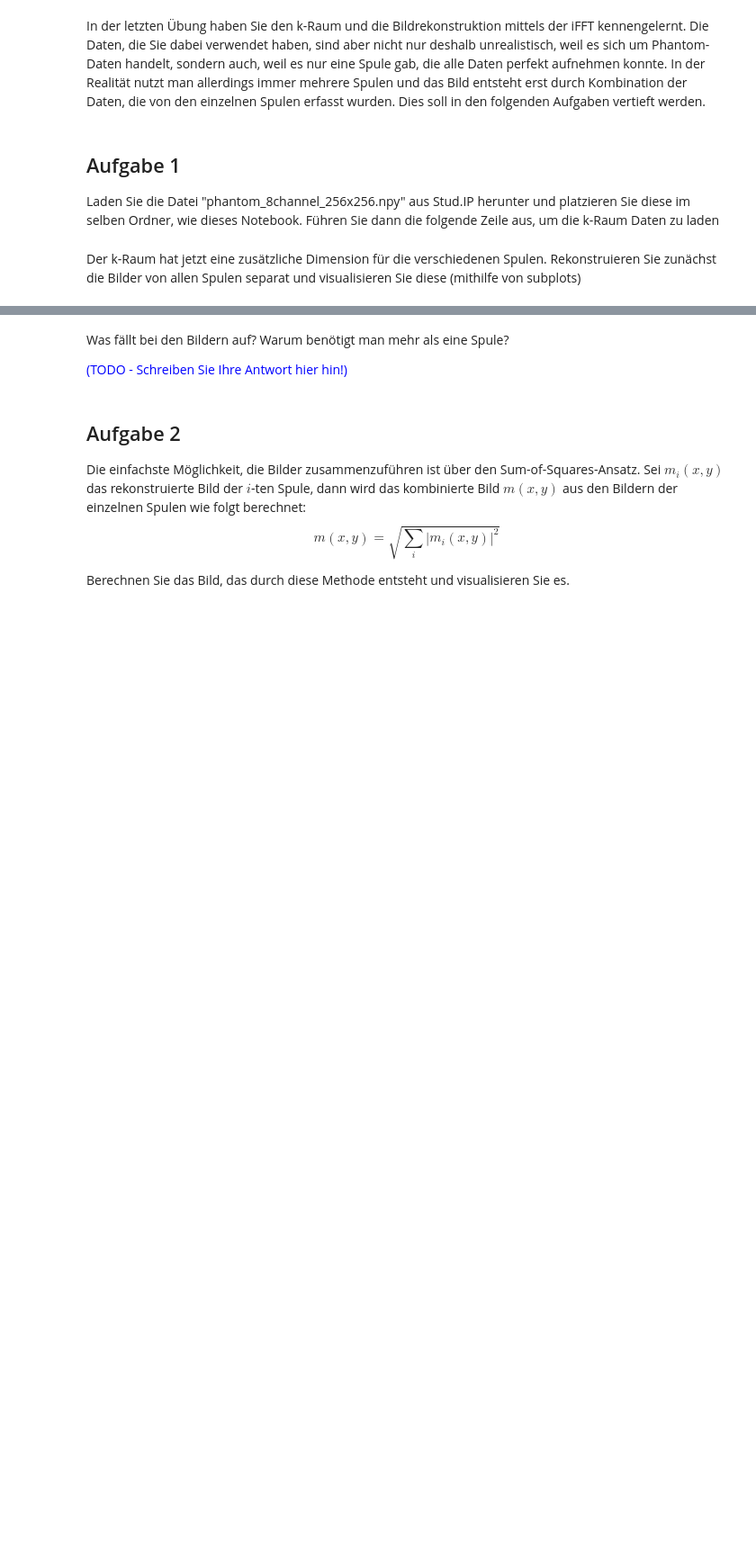
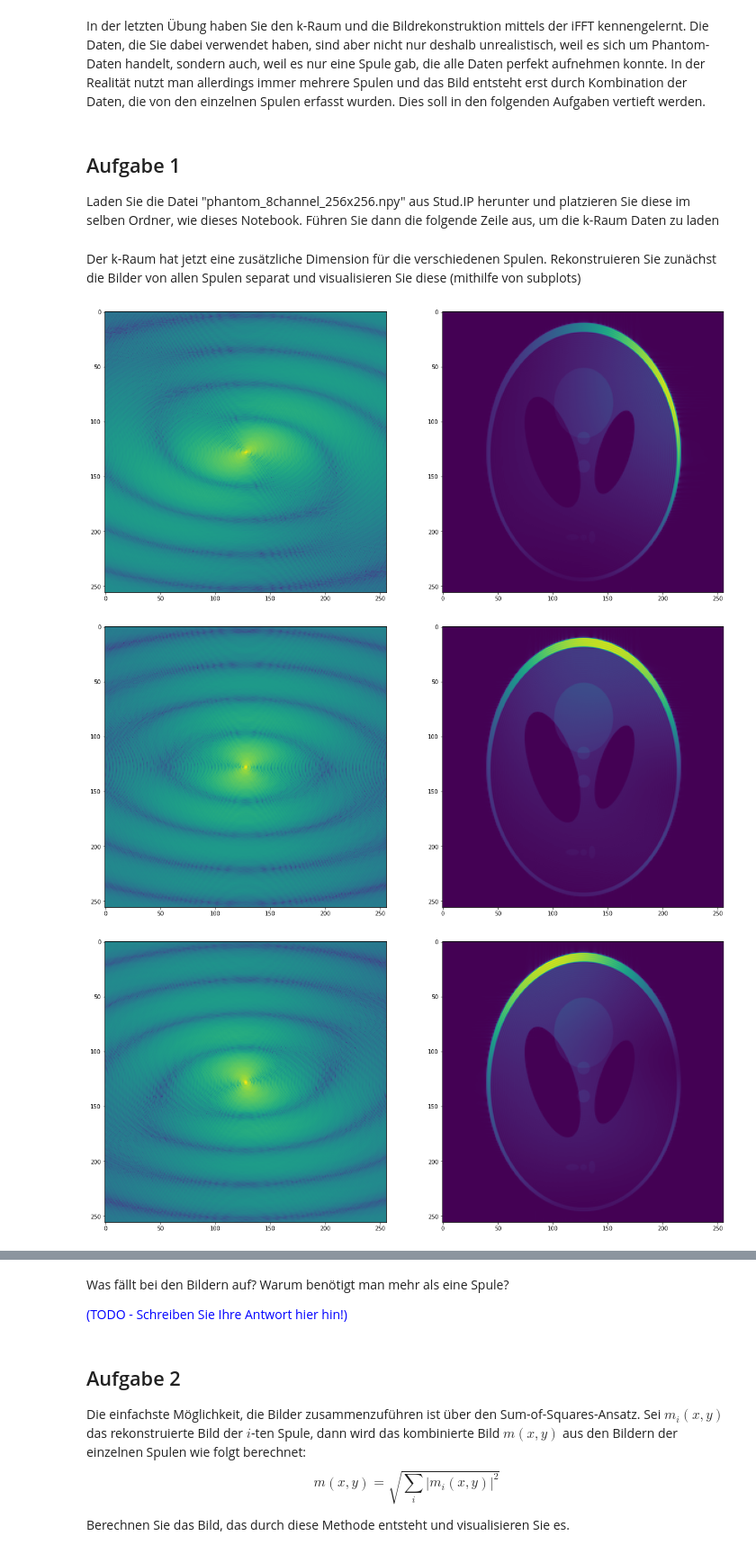
Before and after one commit to DaveMichaelson/Magnetresonanzbildgebung, a Jupyter notebook: aufgabe3/03.ipynb, the cells around one changed output, grey strips where cells are left out. Shown at 90% size. Saved outputs shown, nothing was run; the diff lists cells and outputs as text; code cells hidden in the pictures; blank space fills up the shorter version.

```diff
--- a/aufgabe3/03.ipynb
+++ b/aufgabe3/03.ipynb
@@ -17,3 +20,9 @@ Laden Sie die Datei "phantom_8channel_256x256.npy" aus Stud.IP herunter und plat
 kspace = np.load('phantom_8channel_256x256.npy')
 # %% [markdown]
 Der k-Raum hat jetzt eine zusätzliche Dimension für die verschiedenen Spulen. Rekonstruieren Sie zunächst die Bilder von allen Spulen separat und visualisieren Sie diese (mithilfe von subplots)
+# %%
+helper.visualize_seperate_kspaces(kspace)
+# %% [output]
+[figure, added]
+[figure, added]
+[figure, added]
```
Also changed, not shown: parts of 2 cells of this notebook.
